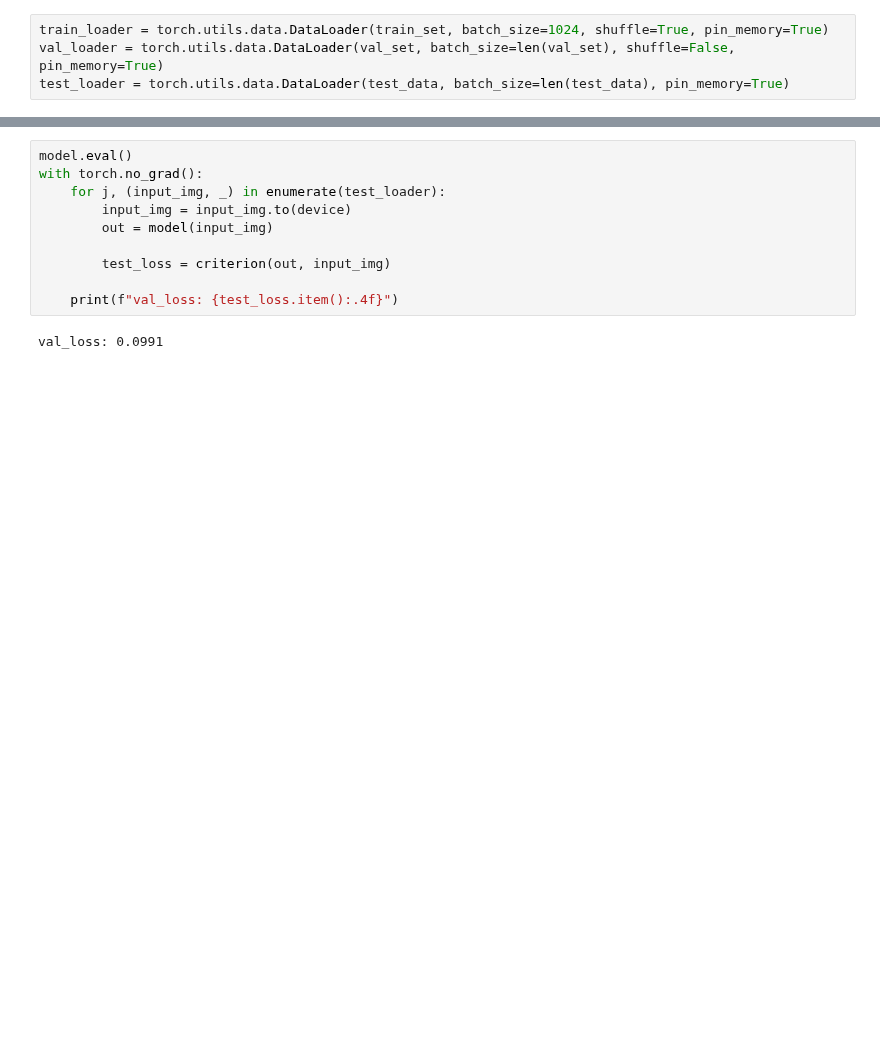
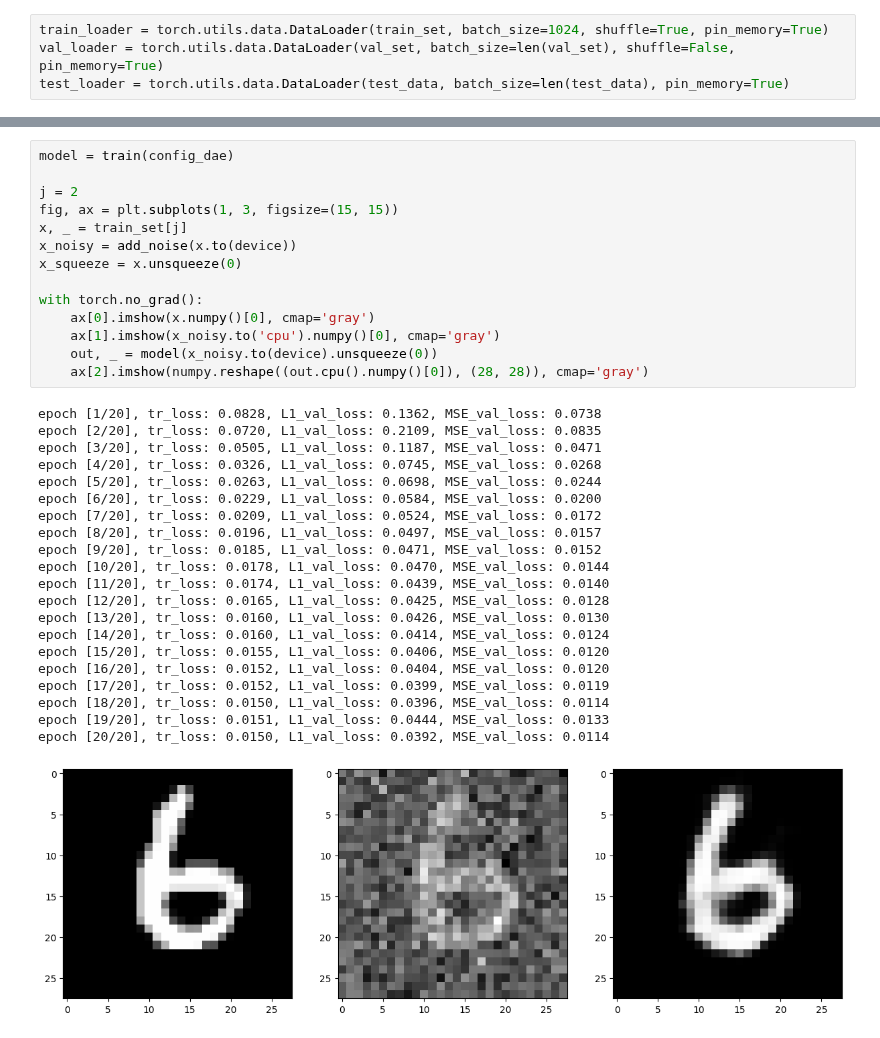
Before and after one commit to JacopoRaffi/ISPR_Assignments, a Jupyter notebook: Assignment3/ISPR_Midterm3_Assignment1_JacopoRaffi.ipynb, the cells around one changed output, grey strips where cells are left out. Saved outputs shown, nothing was run; the diff lists cells and outputs as text; blank space fills up the shorter version.

```diff
--- a/Assignment3/ISPR_Midterm3_Assignment1_JacopoRaffi.ipynb
+++ b/Assignment3/ISPR_Midterm3_Assignment1_JacopoRaffi.ipynb
@@ -177,12 +224,36 @@ with torch.no_grad():
-# %%
-model.eval()
-with torch.no_grad():
-    for j, (input_img, _) in enumerate(test_loader):
-        input_img = input_img.to(device)
-        out = model(input_img)
-
-        test_loss = criterion(out, input_img)
-
-    print(f"val_loss: {test_loss.item():.4f}")
-# %% [output]
-val_loss: 0.0991
+# %%
+model = train(config_dae)
+
+j = 2
+fig, ax = plt.subplots(1, 3, figsize=(15, 15))
+x, _ = train_set[j]
+x_noisy = add_noise(x.to(device))
+x_squeeze = x.unsqueeze(0)
+
+with torch.no_grad():
+    ax[0].imshow(x.numpy()[0], cmap='gray')
+    ax[1].imshow(x_noisy.to('cpu').numpy()[0], cmap='gray')
+    out, _ = model(x_noisy.to(device).unsqueeze(0))
+    ax[2].imshow(numpy.reshape((out.cpu().numpy()[0]), (28, 28)), cmap='gray')
+# %% [output]
+epoch [1/20], tr_loss: 0.0828, L1_val_loss: 0.1362, MSE_val_loss: 0.0738
+epoch [2/20], tr_loss: 0.0720, L1_val_loss: 0.2109, MSE_val_loss: 0.0835
+epoch [3/20], tr_loss: 0.0505, L1_val_loss: 0.1187, MSE_val_loss: 0.0471
+epoch [4/20], tr_loss: 0.0326, L1_val_loss: 0.0745, MSE_val_loss: 0.0268
+epoch [5/20], tr_loss: 0.0263, L1_val_loss: 0.0698, MSE_val_loss: 0.0244
+epoch [6/20], tr_loss: 0.0229, L1_val_loss: 0.0584, MSE_val_loss: 0.0200
+epoch [7/20], tr_loss: 0.0209, L1_val_loss: 0.0524, MSE_val_loss: 0.0172
+epoch [8/20], tr_loss: 0.0196, L1_val_loss: 0.0497, MSE_val_loss: 0.0157
+epoch [9/20], tr_loss: 0.0185, L1_val_loss: 0.0471, MSE_val_loss: 0.0152
+epoch [10/20], tr_loss: 0.0178, L1_val_loss: 0.0470, MSE_val_loss: 0.0144
+epoch [11/20], tr_loss: 0.0174, L1_val_loss: 0.0439, MSE_val_loss: 0.0140
+epoch [12/20], tr_loss: 0.0165, L1_val_loss: 0.0425, MSE_val_loss: 0.0128
+epoch [13/20], tr_loss: 0.0160, L1_val_loss: 0.0426, MSE_val_loss: 0.0130
+epoch [14/20], tr_loss: 0.0160, L1_val_loss: 0.0414, MSE_val_loss: 0.0124
+epoch [15/20], tr_loss: 0.0155, L1_val_loss: 0.0406, MSE_val_loss: 0.0120
+epoch [16/20], tr_loss: 0.0152, L1_val_loss: 0.0404, MSE_val_loss: 0.0120
+epoch [17/20], tr_loss: 0.0152, L1_val_loss: 0.0399, MSE_val_loss: 0.0119
+epoch [18/20], tr_loss: 0.0150, L1_val_loss: 0.0396, MSE_val_loss: 0.0114
+epoch [19/20], tr_loss: 0.0151, L1_val_loss: 0.0444, MSE_val_loss: 0.0133
+epoch [20/20], tr_loss: 0.0150, L1_val_loss: 0.0392, MSE_val_loss: 0.0114
+[figure, added]
```
Also changed, not shown: parts of 7 cells of this notebook.
